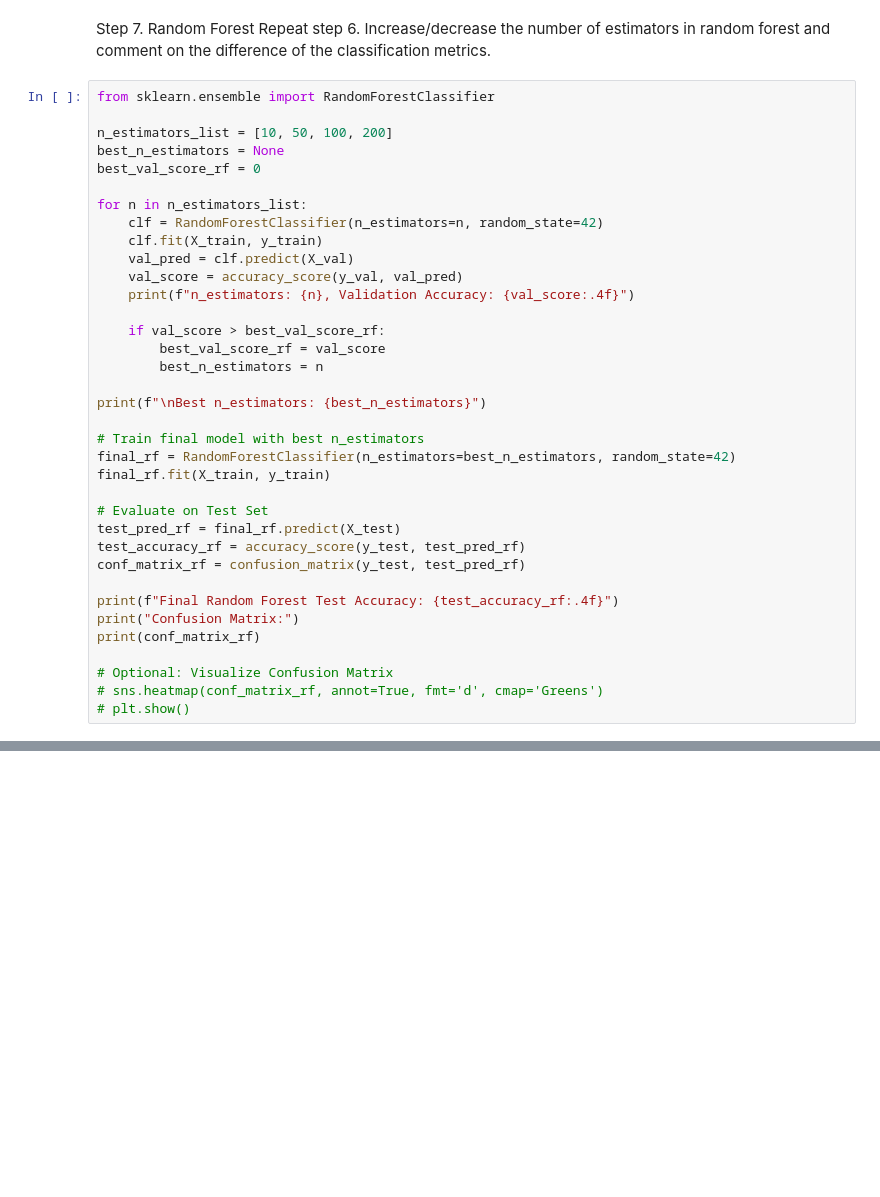
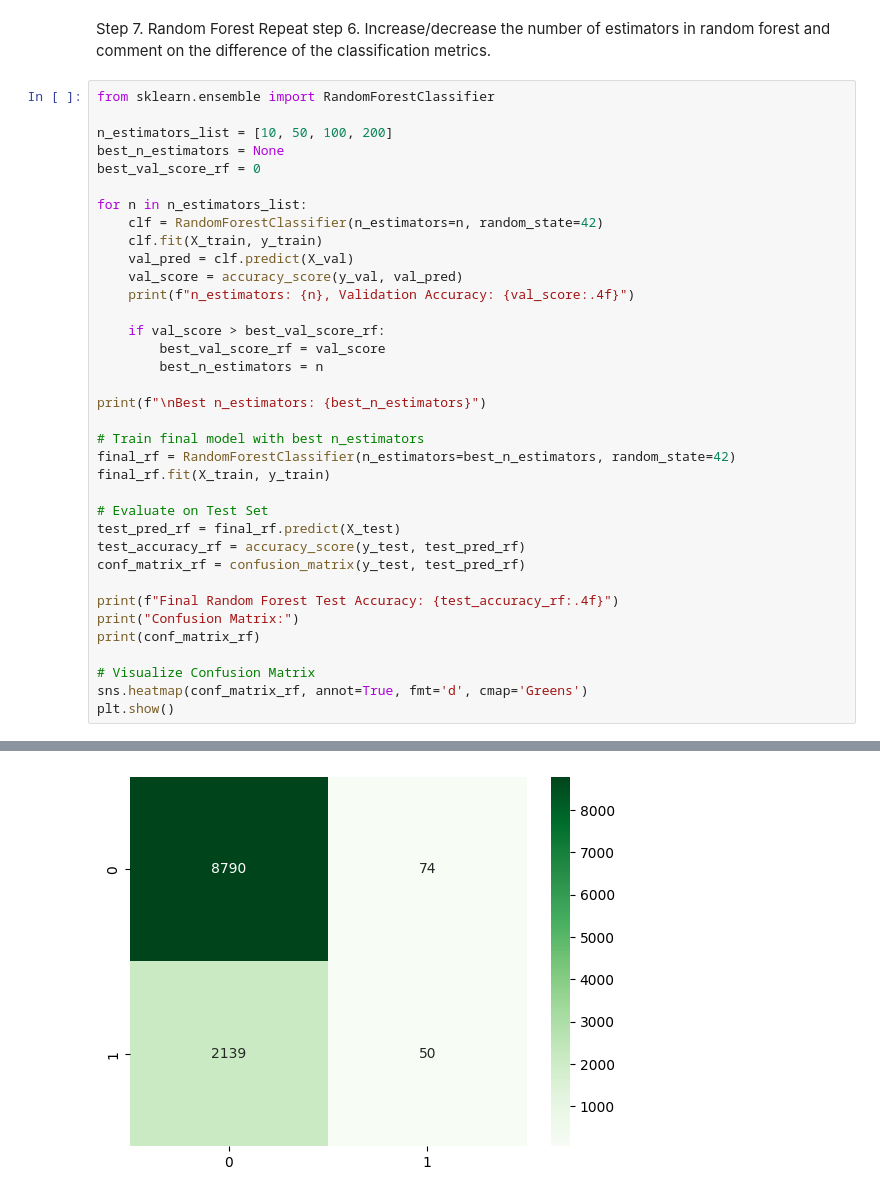
Before and after one commit to jpoitras2k/Git, a Jupyter notebook: Module3 AI Bootcamp/Medical_Appointment_No_Shows.ipynb, the cells around one changed output, grey strips where cells are left out. Drawn from its saved outputs; the diff is of its cells as text; blank space fills up the shorter version.

```diff
--- a/Module3 AI Bootcamp/Medical_Appointment_No_Shows.ipynb
+++ b/Module3 AI Bootcamp/Medical_Appointment_No_Shows.ipynb
@@ -184,6 +201,7 @@ print(f"Final Random Forest Test Accuracy: {test_accuracy_rf:.4f}")
 print("Confusion Matrix:")
 print(conf_matrix_rf)
 
-# Optional: Visualize Confusion Matrix
-# sns.heatmap(conf_matrix_rf, annot=True, fmt='d', cmap='Greens')
-# plt.show()
+# Visualize Confusion Matrix
+sns.heatmap(conf_matrix_rf, annot=True, fmt='d', cmap='Greens')
+plt.show()
+# %% [output]
@@ -189,0 +218 @@ print(conf_matrix_rf)
+[figure, added]
```
Also changed, not shown: parts of 3 cells of this notebook.
